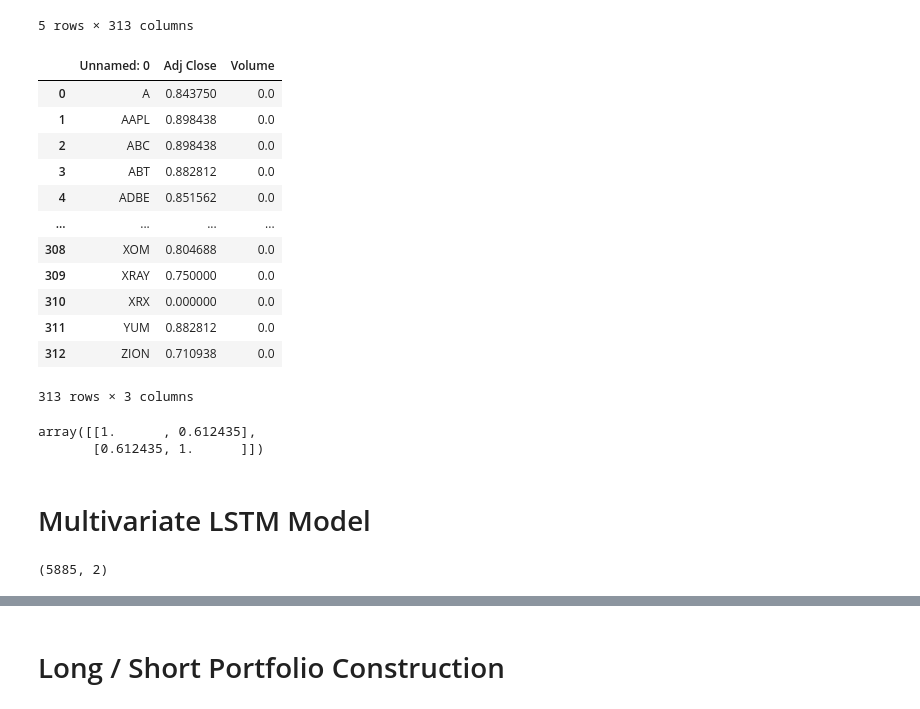
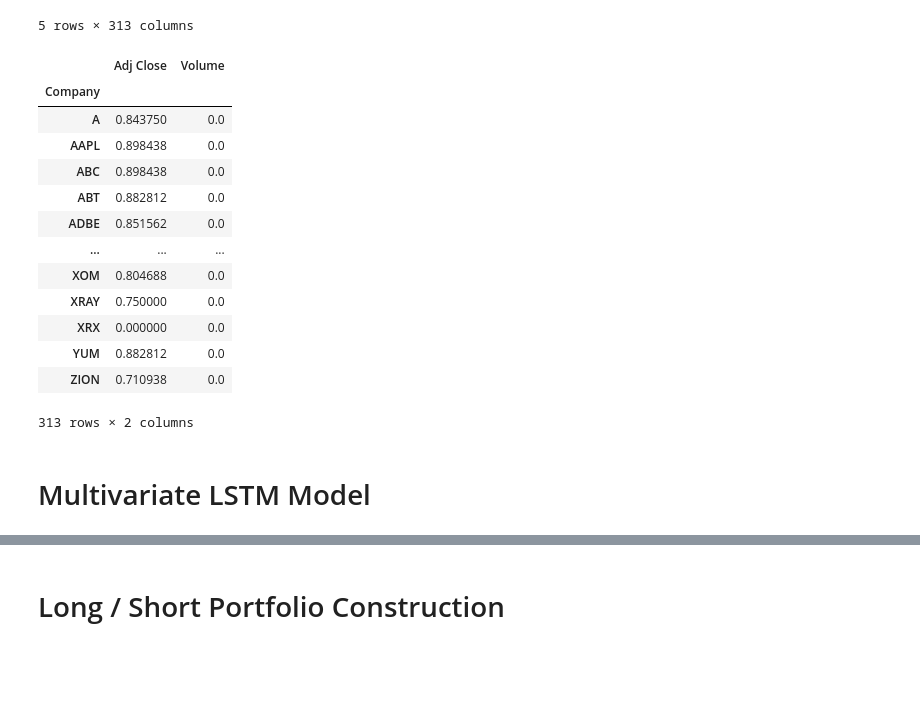
Before and after one commit to eldor-fozilov/FracLSTM-Portfolio, a Jupyter notebook: model_building.ipynb, the cells around one changed output, grey strips where cells are left out. Cells and saved outputs as stored; diff of their text form; code cells hidden in the pictures; blank space fills up the shorter version.

```diff
--- a/model_building.ipynb
+++ b/model_building.ipynb
@@ -111,44 +111,23 @@ data_volume.head()
 5 rows × 313 columns
 # %%
 data_frac_order = pd.read_csv('data_frac_order.csv')
+data_frac_order.set_index(data_frac_order.columns[0], inplace = True)
+data_frac_order.index.name = 'Company'
 data_frac_order
 # %% [output]
-|  | Unnamed: 0 | Adj Close | Volume |
-| 0 | A | 0.843750 | 0.0 |
-| 1 | AAPL | 0.898438 | 0.0 |
-| 2 | ABC | 0.898438 | 0.0 |
-| 3 | ABT | 0.882812 | 0.0 |
-| 4 | ADBE | 0.851562 | 0.0 |
-| ... | ... | ... | ... |
-| 308 | XOM | 0.804688 | 0.0 |
-| 309 | XRAY | 0.750000 | 0.0 |
-| 310 | XRX | 0.000000 | 0.0 |
-| 311 | YUM | 0.882812 | 0.0 |
-| 312 | ZION | 0.710938 | 0.0 |
+|  | Adj Close | Volume |
+| Company |  |  |
+| A | 0.843750 | 0.0 |
+| AAPL | 0.898438 | 0.0 |
+| ABC | 0.898438 | 0.0 |
+| ABT | 0.882812 | 0.0 |
+| ADBE | 0.851562 | 0.0 |
+| ... | ... | ... |
+| XOM | 0.804688 | 0.0 |
+| XRAY | 0.750000 | 0.0 |
+| XRX | 0.000000 | 0.0 |
+| YUM | 0.882812 | 0.0 |
+| ZION | 0.710938 | 0.0 |
-313 rows × 3 columns
+313 rows × 2 columns
-# %%
-np.corrcoef(selected_stocks[('Adj Close', 'A')], data_frac_adj_close['A'])
-# %% [output]
-array([[1.      , 0.612435],
-       [0.612435, 1.      ]])
 # %% [markdown]
 # Multivariate LSTM Model
-# %%
-# Get the number of rows in the data
-nrows = data.shape[0]
-
-# Convert the data to numpy values
-np_data_unscaled = np.array(data)
-np_data = np.reshape(np_data_unscaled, (nrows, -1))
-print(np_data.shape)
-
-# Transform the data by standard scaling
-scaler = StandardScaler()
-np_data_scaled = scaler.fit_transform(np_data_unscaled)
-
-# Creating a separate scaler that works on a single column for scaling predictions
-scaler_pred = StandardScaler()
-df_frac_adj_close = pd.DataFrame(data['Frac Adj Close'])
-np_frac_adj_close_scaled = scaler_pred.fit_transform(df_frac_adj_close)
-# %% [output]
-(5885, 2)
```
Also changed, not shown: parts of 26 cells of this notebook.
